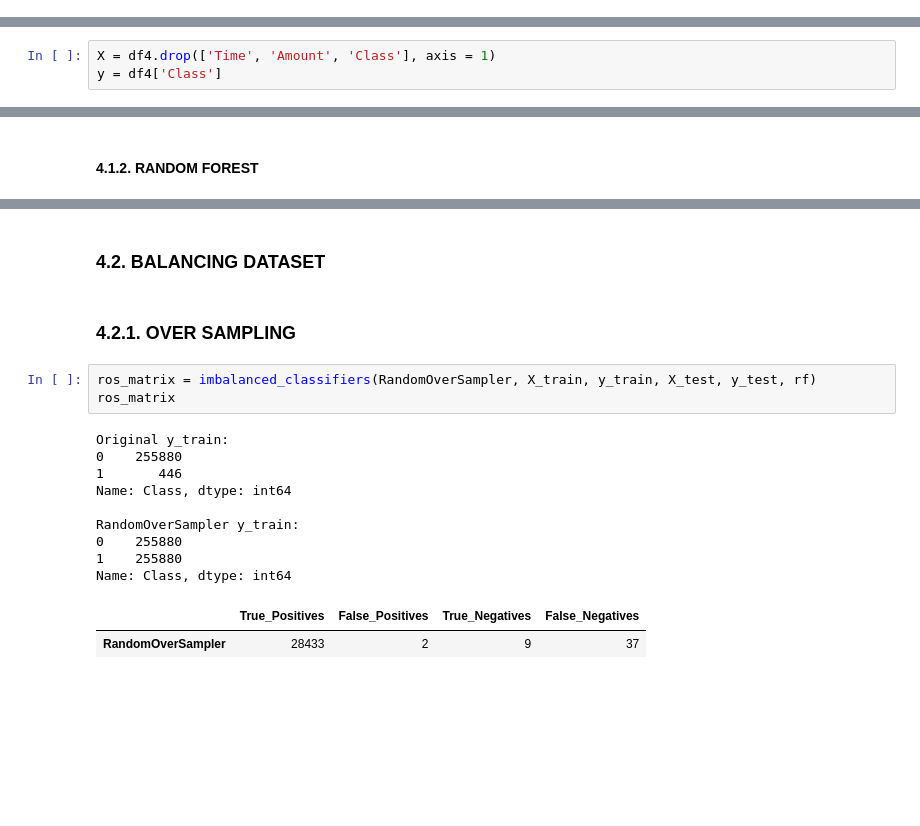
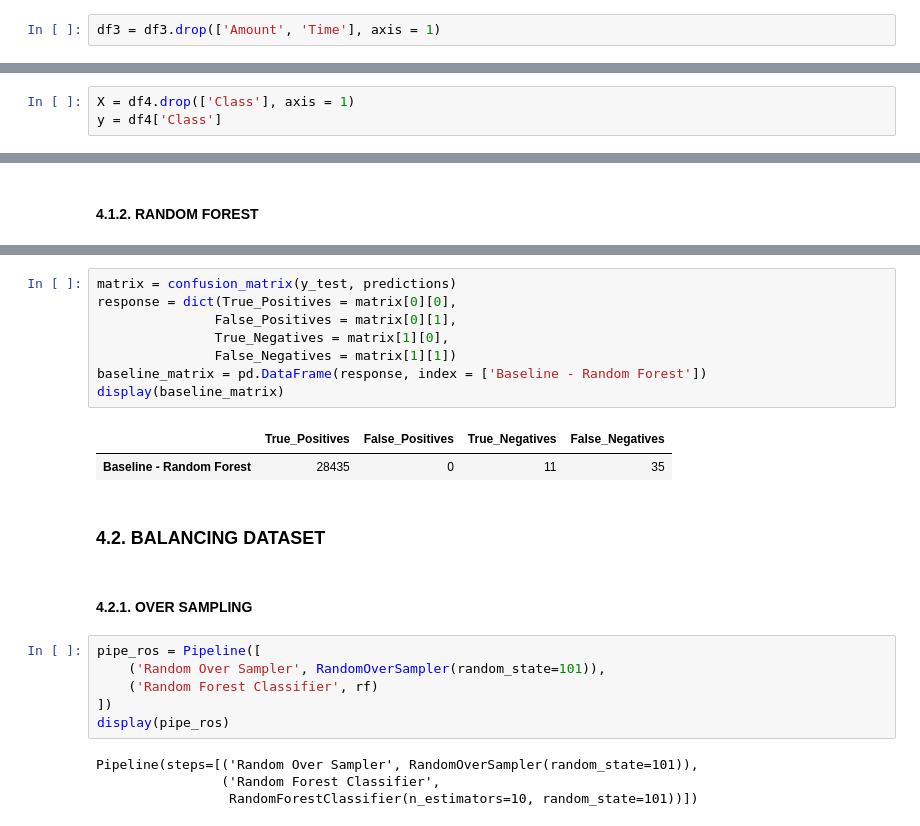
Before and after one commit to leomarfmn/imbalanced-data-fraud-detection, a Jupyter notebook: Imbalanced data - Fraud detection.ipynb, the cells around one changed output, grey strips where cells are left out. Cells and saved outputs as stored; diff of their text form; blank space fills up the shorter version.

```diff
--- a/Imbalanced data - Fraud detection.ipynb
+++ b/Imbalanced data - Fraud detection.ipynb
@@ -169,7 +175,9 @@ df3 = df2.copy()
+# %%
+df3 = df3.drop(['Amount', 'Time'], axis = 1)
 # %% [markdown]
 ## 4. MODELING
 # %%
 df4 = df3.copy()
 # %%
-X = df4.drop(['Time', 'Amount', 'Class'], axis = 1)
+X = df4.drop(['Class'], axis = 1)
 y = df4['Class']
@@ -219,19 +242,25 @@ baseline_matrix = pd.DataFrame(response, index = ['Baseline - Random Forest'])
+# %%
+matrix = confusion_matrix(y_test, predictions)
+response = dict(True_Positives = matrix[0][0],
+               False_Positives = matrix[0][1],
+               True_Negatives = matrix[1][0],
+               False_Negatives = matrix[1][1])
+baseline_matrix = pd.DataFrame(response, index = ['Baseline - Random Forest'])
+display(baseline_matrix)
+# %% [output]
+|  | True_Positives | False_Positives | True_Negatives | False_Negatives |
+| Baseline - Random Forest | 28435 | 0 | 11 | 35 |
 # %% [markdown]
 ### 4.2. BALANCING DATASET
 # %% [markdown]
-### 4.2.1. OVER SAMPLING
+#### 4.2.1. OVER SAMPLING
-# %%
-ros_matrix = imbalanced_classifiers(RandomOverSampler, X_train, y_train, X_test, y_test, rf)
-ros_matrix
-# %% [output]
-Original y_train:
-0    255880
-1       446
-Name: Class, dtype: int64
-
-RandomOverSampler y_train:
-0    255880
-1    255880
-Name: Class, dtype: int64
-|  | True_Positives | False_Positives | True_Negatives | False_Negatives |
-| RandomOverSampler | 28433 | 2 | 9 | 37 |
+# %%
+pipe_ros = Pipeline([
+    ('Random Over Sampler', RandomOverSampler(random_state=101)),
+    ('Random Forest Classifier', rf)
+])
+display(pipe_ros)
+# %% [output]
+Pipeline(steps=[('Random Over Sampler', RandomOverSampler(random_state=101)),
+                ('Random Forest Classifier',
+                 RandomForestClassifier(n_estimators=10, random_state=101))])
```
Also changed, not shown: parts of 58 cells of this notebook.
